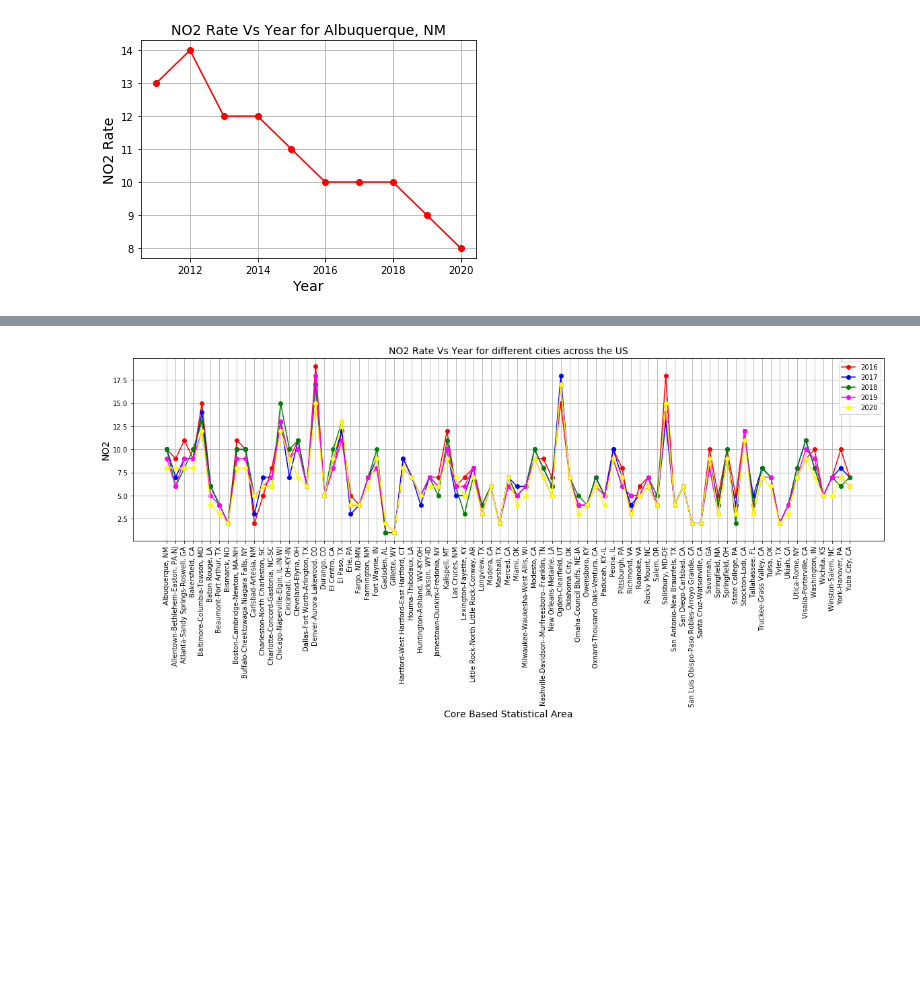
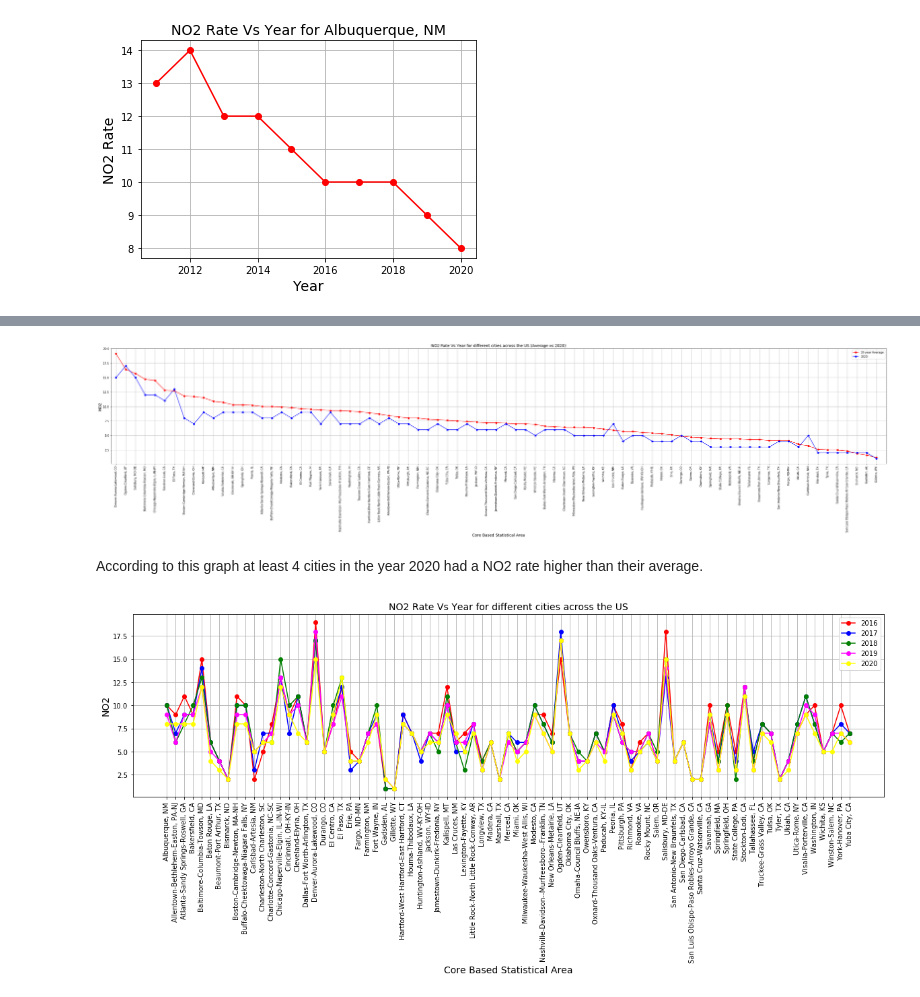
Before and after one commit to diallomt193/America-s-air-quality-analysis, a Jupyter notebook: NO2 Analysis.ipynb, the cells around one changed output, grey strips where cells are left out. Saved outputs shown, nothing was run; the diff lists cells and outputs as text; code cells hidden in the pictures; blank space fills up the shorter version.

```diff
--- a/NO2 Analysis.ipynb
+++ b/NO2 Analysis.ipynb
@@ -214,0 +215,4 @@ plot_graphs(0)
+# %%
+#Let's sort the data by highest to lowest NO2 average from 2011 to 2020 and plot those values to get a cleaner graph
+NO2_change = NO2_pollutant_df.sort_values(["Average"], ascending=False)
+NO2_change
@@ -215,3 +237,23 @@ plot_graphs(0)
+# %%
+#Plot 2 graphs and compare them
+#First graph will show the average rate of NO2 from 2011 to 2020, and the second graph will have the NO2 rates for the 2020
+plt.figure(figsize = (40, 10))
+plt.plot(NO2_change['Core Based Statistical Area'], NO2_change['Average'], color='red', marker='o', label = '10-year Average')
+plt.plot(NO2_change['Core Based Statistical Area'], NO2_change['2020'], color='blue', marker='o', label = '2020')
+plt.xticks(rotation = 90)
+plt.title('NO2 Rate Vs Year for different cities across the US (Average vs 2020)', fontsize=14)
+plt.xlabel('Core Based Statistical Area', fontsize=14)
+plt.ylabel('NO2', fontsize=14)
+plt.grid(True)
+plt.legend()
+plt.xlim(-0.5,len(NO2_change['Core Based Statistical Area']))
+plt.savefig("Images/NO2 Rate Vs Year for different cities across the US (Average vs 2020).png")
+plt.tight_layout()
+plt.show()
+# %% [output]
+[figure, added]
+# %% [markdown]
+According to this graph at least 4 cities in the year 2020 had a NO2 rate higher than their average.
 # %%
 #Now, let's plot the data for all cities to observe the change in NO2 over a five-year period "2016 - 2020"
 #In this we decided to show the change for only 5 years because showing the change for 10 will make the graph hard to read.
```
Also changed, not shown: parts of 2 cells of this notebook, 7 other files.
